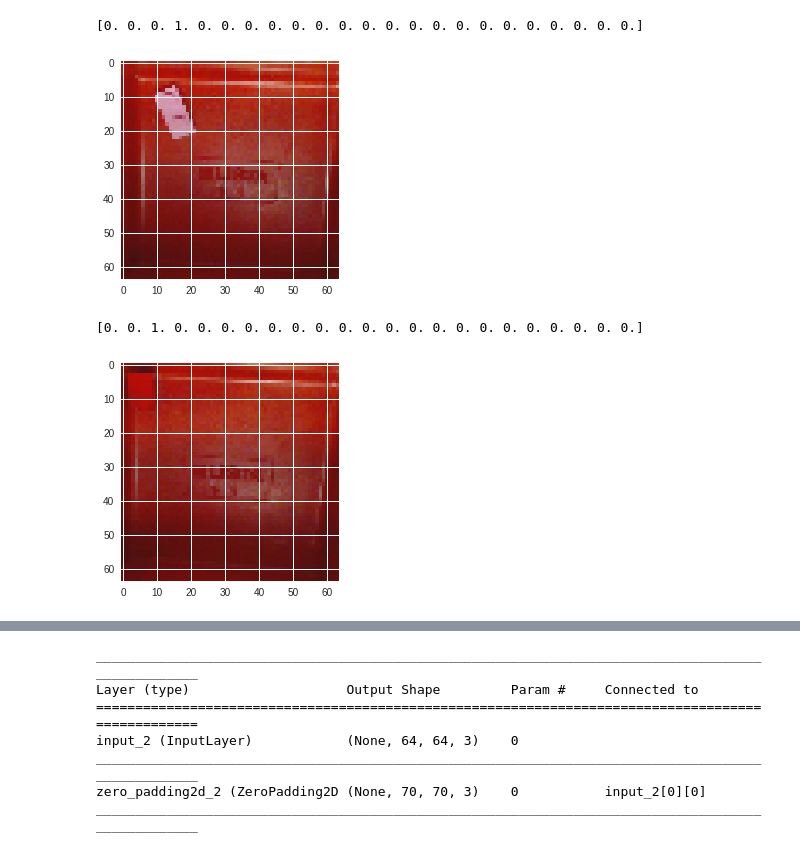
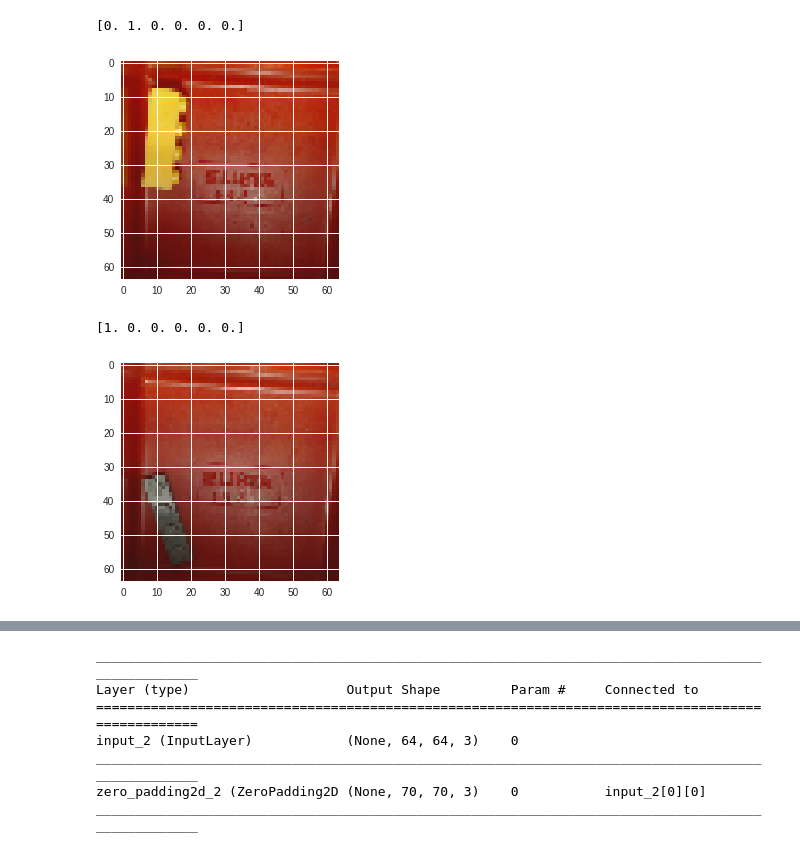
Before and after one commit to tylerlum/Tray_Image_Classifier_A, a Jupyter notebook: Tray_Image_Classifier_B.ipynb, the cells around one changed output, grey strips where cells are left out. Cells and saved outputs as stored; diff of their text form; code cells hidden in the pictures.

```diff
--- a/Tray_Image_Classifier_B.ipynb
+++ b/Tray_Image_Classifier_B.ipynb
@@ -225,0 +116,10 @@ plt.imshow(full_dataset['L03'][3])
+# %%
+# Setup for one hot encoding values
+%cd /content/tray-data/data_LoRes/single
+one_hot_encode = {}
+types = [directory for directory in os.listdir('.')]
+types.sort()
+i = 0
+for type in types:
+  one_hot_encode[type] = i
+  i = i + 1
@@ -225,0 +134,18 @@ plt.imshow(full_dataset['L03'][3])
+# %%
+# Convert pngs into numpy arrays in full_dataset dict
+%cd /content/tray-data/data_LoRes/single
+import os
+full_dataset = {}
+P = 0
+for directory in os.listdir('.'):
+  x_data = []
+  y_data = []
+  for png in os.listdir('/content/tray-data/data_LoRes/single/' + directory):
+    im = cv2.imread('/content/tray-data/data_LoRes/single/' + directory + '/' + png)
+    im = cv2.cvtColor(im, cv2.COLOR_BGR2RGB)
+    x_data.append(im)
+    a = np.zeros((len(types), 1))
+    a[one_hot_encode[directory]] = 1
+    y_data.append(a)
+  full_dataset[str(directory) + "_x"] = x_data
+  full_dataset[str(directory) + "_y"] = y_data
@@ -226,7 +236,8 @@ plt.imshow(full_dataset['L03'][3])
 # %%
-index = 144
+# Example image and label
+index = 100
 plt.imshow(X_train[index])
-print(Y_train[index])
+print(Y_train[index, :])
 # %% [output]
-[0. 0. 0. 1. 0. 0. 0. 0. 0. 0. 0. 0. 0. 0. 0. 0. 0. 0. 0. 0. 0. 0. 0.]
+[0. 1. 0. 0. 0. 0.]
-[figure, old version]
+[figure, new version]
@@ -233,7 +279,8 @@ print(Y_train[index])
 # %%
-index = 125
+# Example view test image and label
+index = 12
 plt.imshow(X_test[index])
-print(Y_test[index])
+print(Y_test[index, :])
 # %% [output]
-[0. 0. 1. 0. 0. 0. 0. 0. 0. 0. 0. 0. 0. 0. 0. 0. 0. 0. 0. 0. 0. 0. 0.]
+[1. 0. 0. 0. 0. 0.]
-[figure, old version]
+[figure, new version]
```
Also changed, not shown: parts of 28 cells of this notebook.
